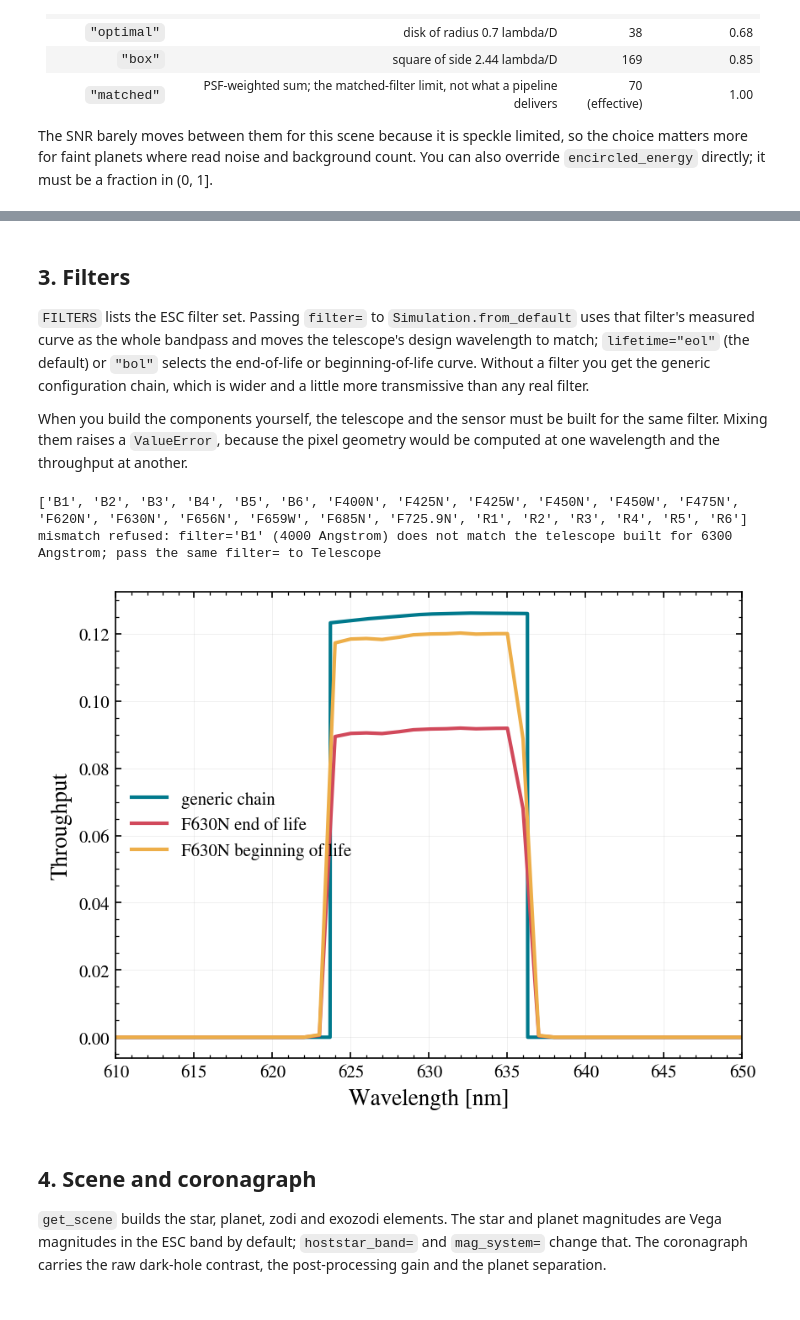
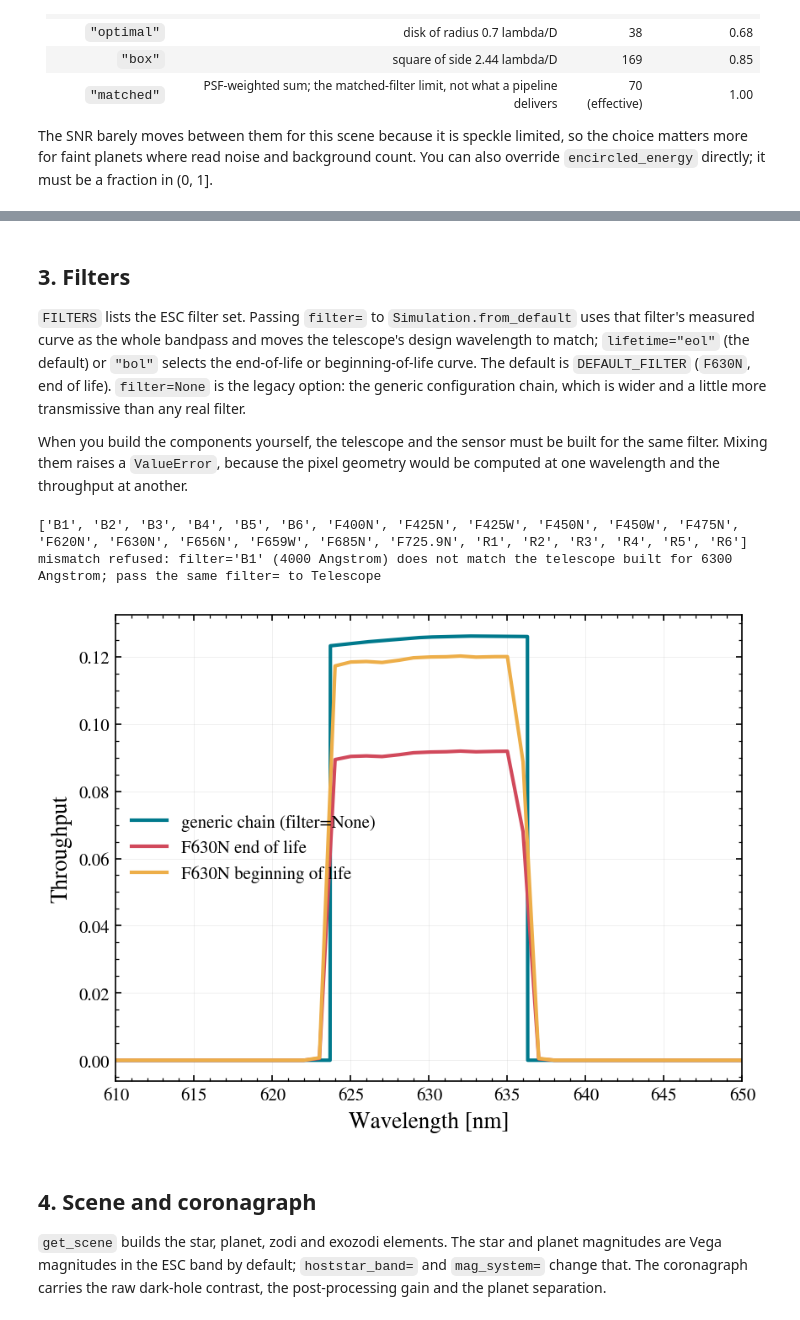
Before and after one commit to schmidt-observatories/esc-etc, a Jupyter notebook: notebooks/02_components_and_parameters.ipynb, the cells around one changed output, grey strips where cells are left out. Drawn from its saved outputs; the diff is of its cells as text; code cells hidden in the pictures.

```diff
--- a/notebooks/02_components_and_parameters.ipynb
+++ b/notebooks/02_components_and_parameters.ipynb
@@ -59,26 +59,26 @@ aperture     : resel | 19.59514440298425 pix | EE 0.456
 # %% [markdown]
 ## 3. Filters
 
-`FILTERS` lists the ESC filter set. Passing `filter=` to `Simulation.from_default` uses that filter's measured curve as the whole bandpass and moves the telescope's design wavelength to match; `lifetime="eol"` (the default) or `"bol"` selects the end-of-life or beginning-of-life curve. Without a filter you get the generic configuration chain, which is wider and a little more transmissive than any real filter.
+`FILTERS` lists the ESC filter set. Passing `filter=` to `Simulation.from_default` uses that filter's measured curve as the whole bandpass and moves the telescope's design wavelength to match; `lifetime="eol"` (the default) or `"bol"` selects the end-of-life or beginning-of-life curve. The default is `DEFAULT_FILTER` (`F630N`, end of life). `filter=None` is the legacy option: the generic configuration chain, which is wider and a little more transmissive than any real filter.
 
 When you build the components yourself, the telescope and the sensor must be built for the same filter. Mixing them raises a `ValueError`, because the pixel geometry would be computed at one wavelength and the throughput at another.
 # %%
 print(sorted(FILTERS))
 
 fig, ax = plt.subplots()
-Simulation.from_default().plot_bandpass(ax=ax, label='generic chain')
+Simulation.from_default(filter=None).plot_bandpass(ax=ax, label='generic chain (filter=None)')
 Simulation.from_default(filter='F630N', lifetime='eol').plot_bandpass(ax=ax, label='F630N end of life')
 Simulation.from_default(filter='F630N', lifetime='bol').plot_bandpass(ax=ax, label='F630N beginning of life')
 ax.set_xlim(610, 650);
 
 try:
     Sensor.from_default(Telescope.from_default(), filter='B1')
 except ValueError as err:
     print('mismatch refused:', err)
 # %% [output]
 ['B1', 'B2', 'B3', 'B4', 'B5', 'B6', 'F400N', 'F425N', 'F425W', 'F450N', 'F450W', 'F475N', 'F620N', 'F630N', 'F656N', 'F659W', 'F685N', 'F725.9N', 'R1', 'R2', 'R3', 'R4', 'R5', 'R6']
 mismatch refused: filter='B1' (4000 Angstrom) does not match the telescope built for 6300 Angstrom; pass the same filter= to Telescope
-[figure, old version]
+[figure, new version]
 # %% [markdown]
 ## 4. Scene and coronagraph
 
```
Also changed, not shown: parts of 5 cells of this notebook, 25 other files.
